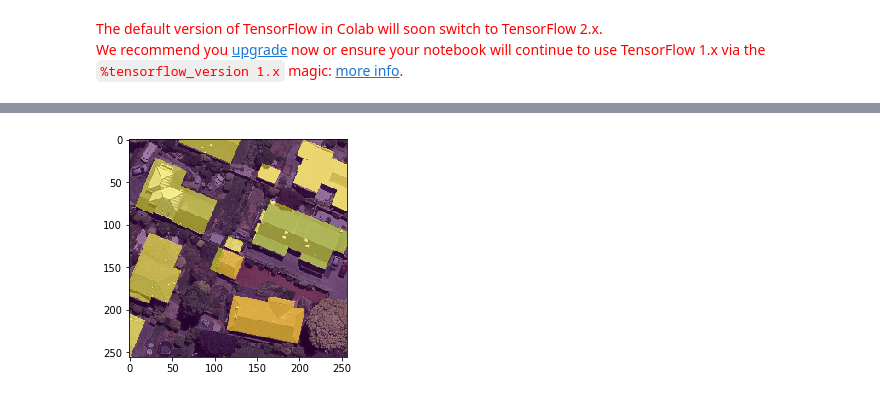
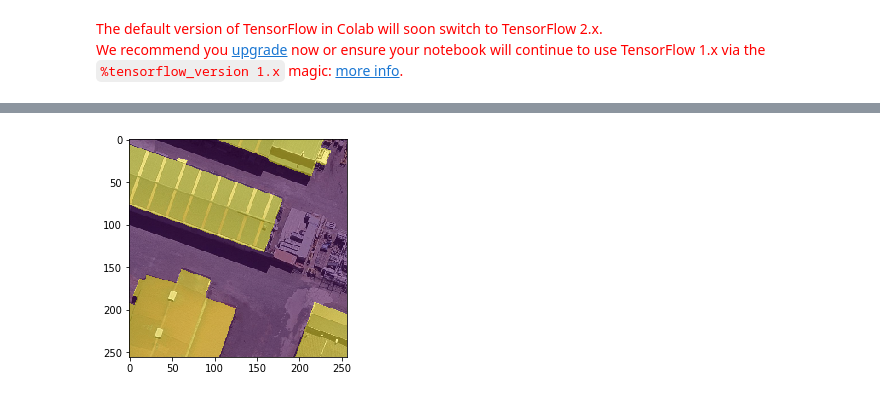
Before and after one commit to markusmeingast/Satellite-Classifier, a Jupyter notebook: 02-roottop/roof_segmentation.ipynb, the cells around one changed output, grey strips where cells are left out. Cells and saved outputs as stored; diff of their text form; code cells hidden in the pictures.

```diff
--- a/02-roottop/roof_segmentation.ipynb
+++ b/02-roottop/roof_segmentation.ipynb
@@ -185,15 +233,18 @@ KeyboardInterrupt: ignored
 # %%
 ################################################################################
 # %% PLOTTING BASE TRUTH
 ################################################################################
 
-id = 196
+X_test = np.load('drive/My Drive/Data/image-train-0.npy')
+y_test = np.load('drive/My Drive/Data/label-train-0.npy')
+
+id = 63
 
 mp.imshow(X_test[id,:,:,:])
 mp.imshow(y_test[id,:,:,0], alpha=0.5)
 mp.show()
 # %% [output]
-[figure, old version]
+[figure, new version]
 # %%
 ################################################################################
 # %% PLOTTING PREDICTION ON TRAINING DATA
```
Also changed, not shown: parts of 11 cells of this notebook, 7 other files.
